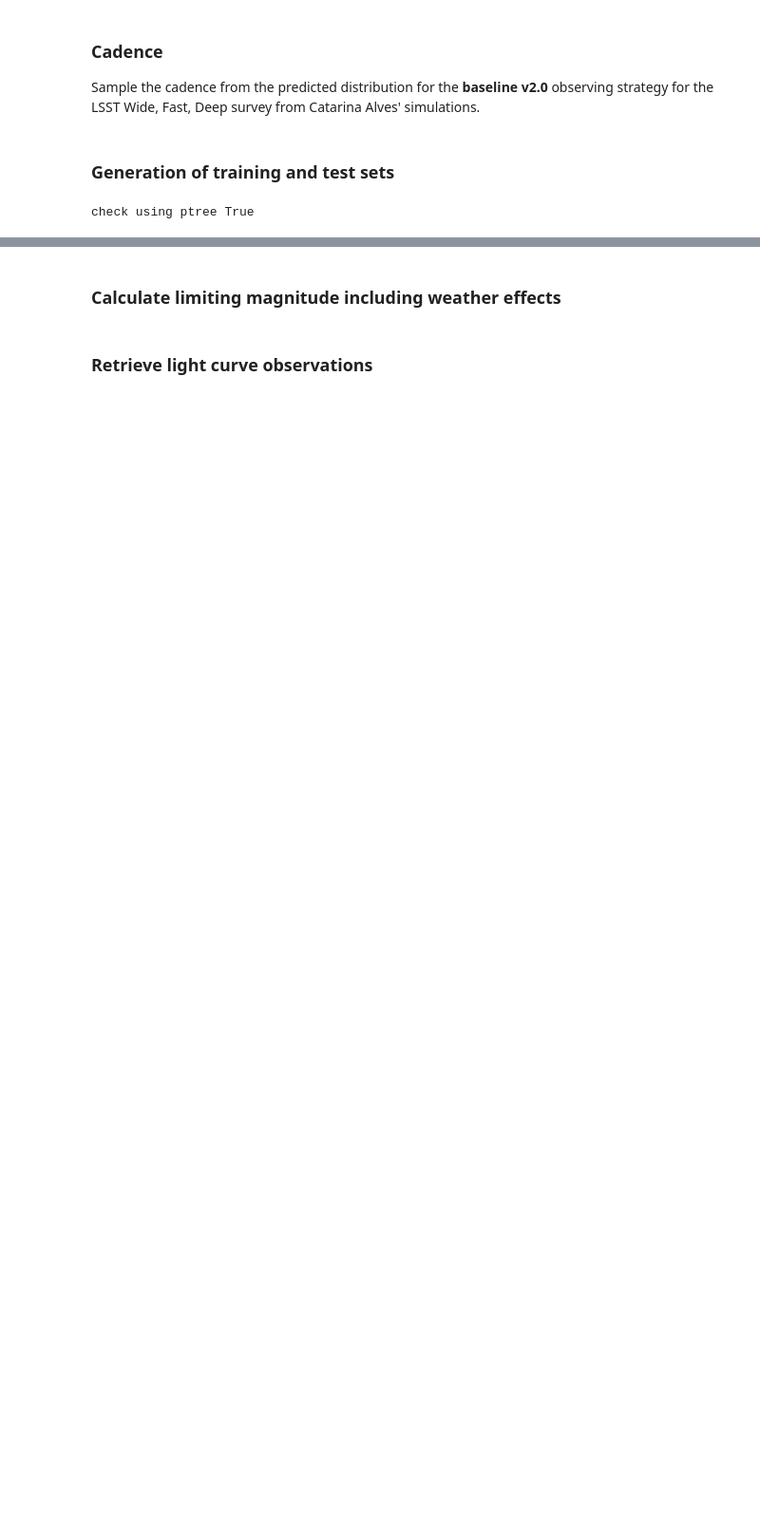
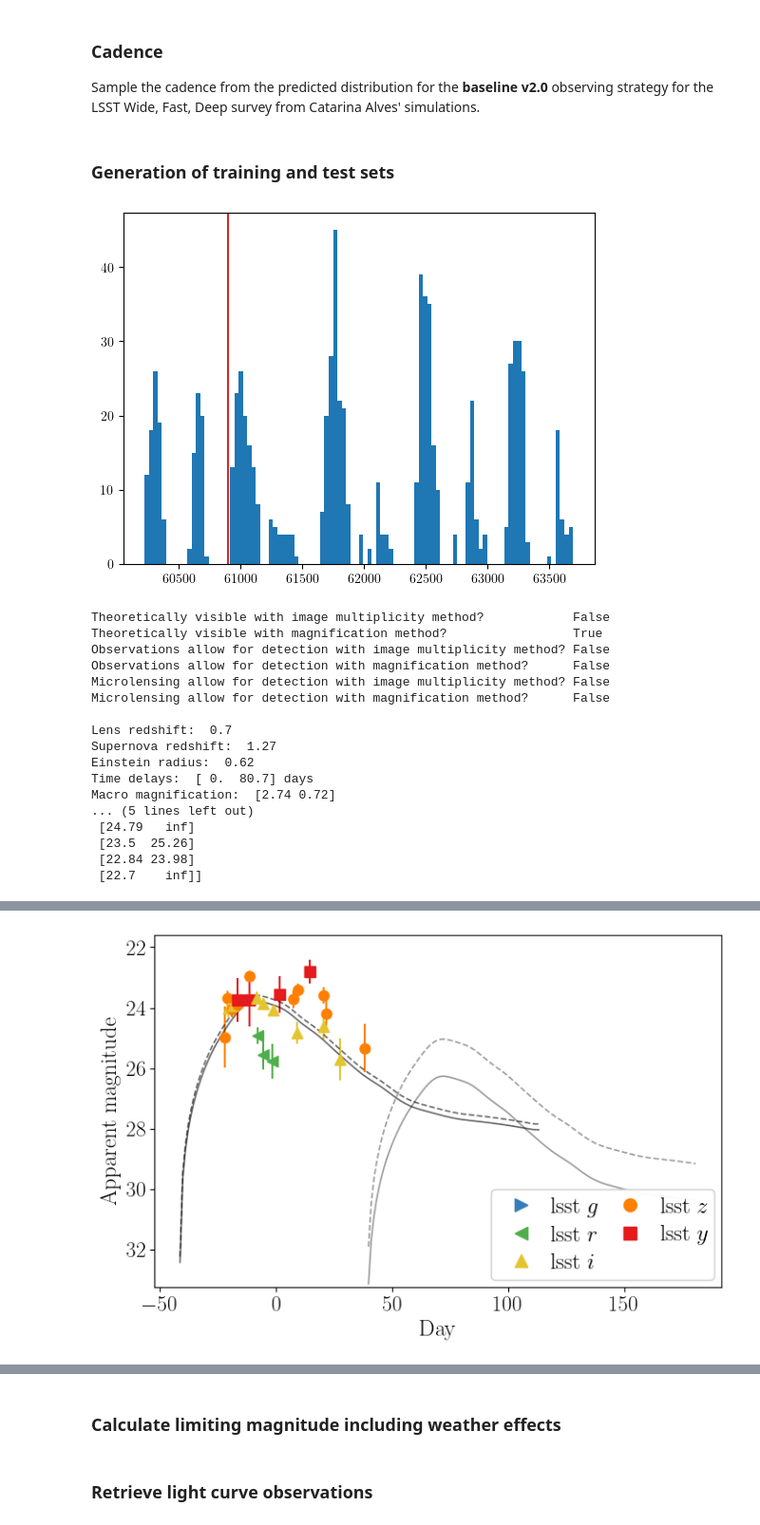
Before and after one commit to Nikki1510/lensed_supernova_simulator_tool, a Jupyter notebook: src/generate_data.ipynb, the cells around one changed output, grey strips where cells are left out. Shown at 95% size. Drawn from its saved outputs; the diff is of its cells as text; code cells hidden in the pictures; blank space fills up the shorter version.

```diff
--- a/src/generate_data.ipynb
+++ b/src/generate_data.ipynb
@@ -19,7 +19,7 @@ Sample $z_l$, $z_s$ and $\theta_E$ from MC sample from Wojtak et al. (2019).
 # %%
 # ---------------------------------
 telescope = 'LSST'
-num_samples = 1000
+num_samples = 10000
 # ---------------------------------
 
 lsst = Telescope(telescope, num_samples)
@@ -54,21 +54,40 @@ Sample the cadence from the predicted distribution for the <b> baseline v2.0 </b
 # %% [markdown]
 ### Generation of training and test sets
 # %%
-num_samples = 1000            # Total number of lens systems to be generated
-batch_size = 1000             # Number of lens systems that is saved together in a batch
+num_samples = 1  # 1000    # Total number of lens systems to be generated
+batch_size = 1  # 1000     # Number of lens systems that is saved together in a batch
 batch = 1                     # Starting number of the batch
-num_images = 4                # Choose between 2 (for doubles) and 4 (for quads)
+num_images = 2                # Choose between 2 (for doubles) and 4 (for quads)
 obs_upper_limit = 200         # Upper limit of number of observations
 obs_lower_limit = 5           # Lower limit of number of observations
 fixed_H0 = True               # Bool, if False: vary H0. if True: fix H0 to 70 km/s/Mpc (for the evaluation set)
 add_microlensing = True       # Bool, if False: Only macro magnification. if True: Add effects of microlensing
 
-Show = False                  # Bool, if True: Show figures and print information about the lens systems
-Save = True                   # Bool, if True: Save image time-series
-path = "../processed_data/Baseline_v_3_0/" # Path to folder in which to save the results
+Show = True                   # Bool, if True: Show figures and print information about the lens systems
+Save = False                    # Bool, if True: Save image time-series
+path = "../processed_data/Baseline_v_3_0_/" # Path to folder in which to save the results
 
 
-df, timings = simulate_time_series_images(num_samples, batch_size, batch, num_images, add_microlensing,
+df, timings, theta_E_missed, mu_missed, zlens_missed, zsource_missed, Nim = simulate_time_series_images(num_samples, batch_size, batch, num_images, add_microlensing,
                                  obs_lower_limit, obs_upper_limit, fixed_H0, lsst, Show, Save, path)
+
+print(df)
 # %% [output]
+[figure, added]
-check using ptree True
+Theoretically visible with image multiplicity method?            False
+Theoretically visible with magnification method?                 True
+Observations allow for detection with image multiplicity method? False
+Observations allow for detection with magnification method?      False
+Microlensing allow for detection with image multiplicity method? False
+Microlensing allow for detection with magnification method?      False
+
+Lens redshift:  0.7
+Supernova redshift:  1.27
+Einstein radius:  0.62
+Time delays:  [ 0.  80.7] days
+Macro magnification:  [2.74 0.72]
+... (5 lines left out)
+ [24.79   inf]
+ [23.5  25.26]
+ [22.84 23.98]
+ [22.7    inf]]
@@ -75 +95,2 @@ check using ptree True
+[figure, added]
 Done!
```
Also changed, not shown: parts of 14 cells of this notebook.
